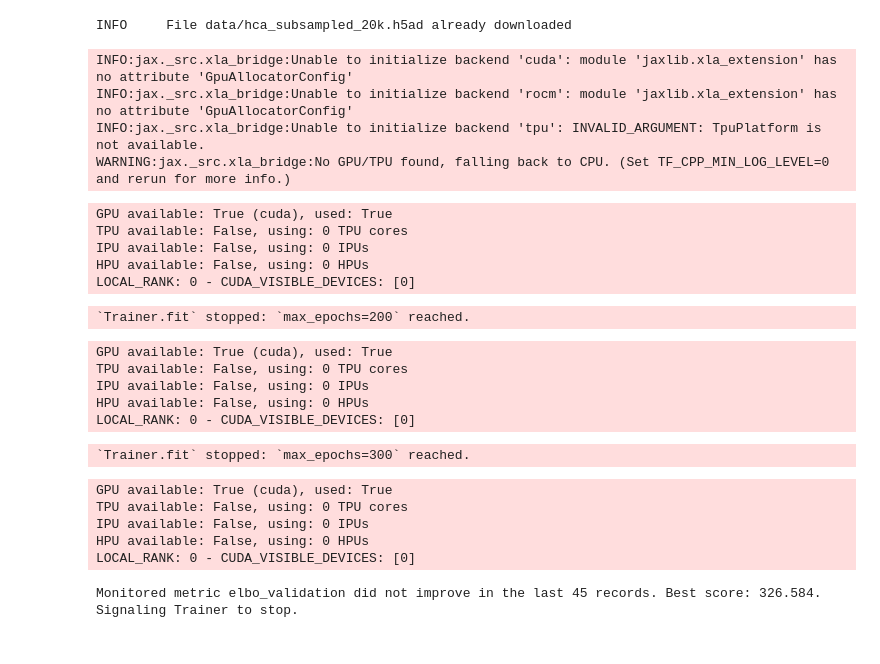
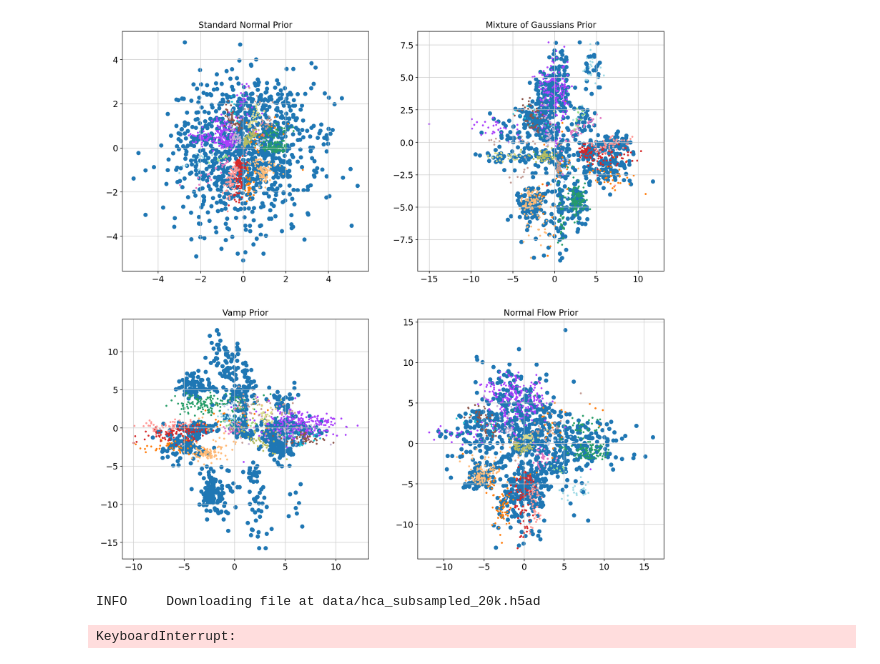
Before and after one commit to LeanderDiazBone/BachelorThesis, a Jupyter notebook: visualizationScripts/posterior_visualization.ipynb, the cells around one changed output. Drawn from its saved outputs; the diff is of its cells as text; code cells hidden in the pictures.

```diff
--- a/visualizationScripts/posterior_visualization.ipynb
+++ b/visualizationScripts/posterior_visualization.ipynb
@@ -23,3 +73,7 @@ WARNING:jax._src.xla_bridge:No GPU/TPU found, falling back to CPU. (Set TF_CPP_M
+# %%
+posteriorVisualizationAll(adata, vaeSN, vaeMG, vaeVP, vaeNF, True)
+# %% [output]
+[figure, added]
 # %%
 adata = scvi.data.heart_cell_atlas_subsampled()
 sc.pp.filter_genes(adata, min_counts=3)
@@ -35,44 +89,12 @@ sc.pp.highly_variable_genes(
     flavor="seurat_v3",
     batch_key="cell_source",
 )
+scvi.model.SCVI.setup_anndata(
+    adata,
+    layer="counts",
+    categorical_covariate_keys=["cell_source", "donor"],
+    continuous_covariate_keys=["percent_mito", "percent_ribo"]
+)
 # %% [output]
-INFO     File data/hca_subsampled_20k.h5ad already downloaded
+INFO     Downloading file at data/hca_subsampled_20k.h5ad
+KeyboardInterrupt:
-# %%
-scvi.model.SCVI.setup_anndata(
-    adata,
-    layer="counts",
-    categorical_covariate_keys=["cell_source", "donor"],
-    continuous_covariate_keys=["percent_mito", "percent_ribo"]
-)
-# %% [output]
-INFO:jax._src.xla_bridge:Unable to initialize backend 'cuda': module 'jaxlib.xla_extension' has no attribute 'GpuAllocatorConfig'
-INFO:jax._src.xla_bridge:Unable to initialize backend 'rocm': module 'jaxlib.xla_extension' has no attribute 'GpuAllocatorConfig'
-INFO:jax._src.xla_bridge:Unable to initialize backend 'tpu': INVALID_ARGUMENT: TpuPlatform is not available.
-WARNING:jax._src.xla_bridge:No GPU/TPU found, falling back to CPU. (Set TF_CPP_MIN_LOG_LEVEL=0 and rerun for more info.)
-# %%
-vaeSN = trainModelPostVis(adata,"sdnormal",200,100)
-# %% [output]
-GPU available: True (cuda), used: True
-TPU available: False, using: 0 TPU cores
-IPU available: False, using: 0 IPUs
-HPU available: False, using: 0 HPUs
-LOCAL_RANK: 0 - CUDA_VISIBLE_DEVICES: [0]
-`Trainer.fit` stopped: `max_epochs=200` reached.
-# %%
-vaeMG = trainModelPostVis(adata, "mixofgaus",400,300,prior_kwargs={"k":20})
-# %% [output]
-GPU available: True (cuda), used: True
-TPU available: False, using: 0 TPU cores
-IPU available: False, using: 0 IPUs
-HPU available: False, using: 0 HPUs
-LOCAL_RANK: 0 - CUDA_VISIBLE_DEVICES: [0]
-`Trainer.fit` stopped: `max_epochs=300` reached.
-# %%
-vaeVP = trainModelPostVis(adata, "vamp",400,300, prior_kwargs={"n_components":20})
-# %% [output]
-GPU available: True (cuda), used: True
-TPU available: False, using: 0 TPU cores
-IPU available: False, using: 0 IPUs
-HPU available: False, using: 0 HPUs
-LOCAL_RANK: 0 - CUDA_VISIBLE_DEVICES: [0]
-Monitored metric elbo_validation did not improve in the last 45 records. Best score: 326.584. Signaling Trainer to stop.
```
Also changed, not shown: parts of 19 cells of this notebook, 23 other files.
